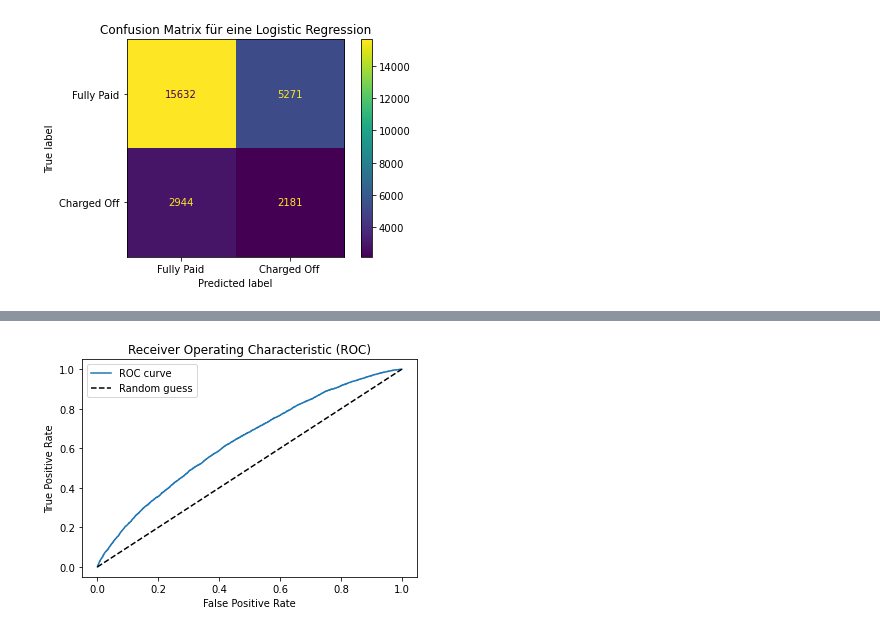
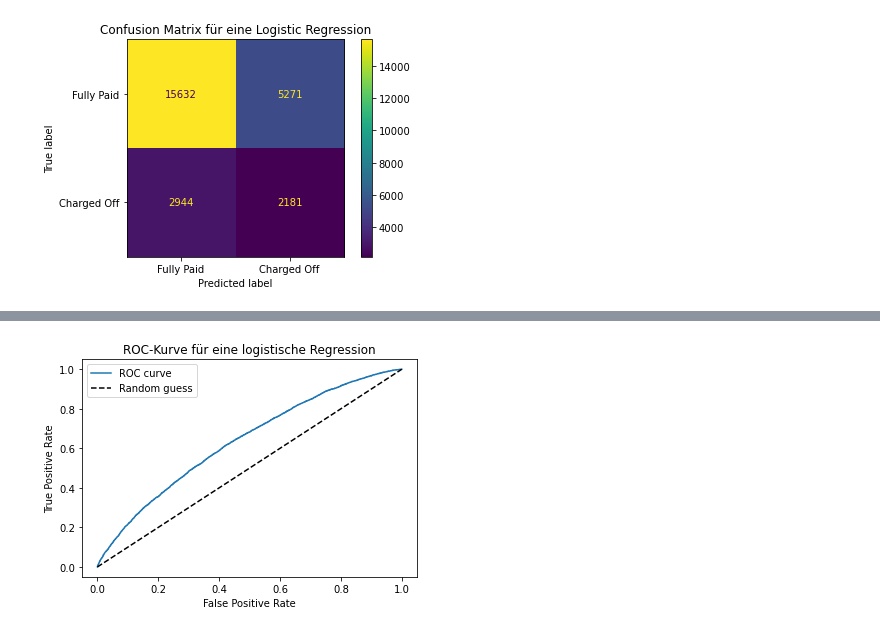
Before and after one commit to digro99/Masterarbeit_Dilara, a Jupyter notebook: Logistic_Regression.ipynb, the cells around one changed output, grey strips where cells are left out. Cells and saved outputs as stored; diff of their text form; code cells hidden in the pictures.

```diff
--- a/Logistic_Regression.ipynb
+++ b/Logistic_Regression.ipynb
@@ -503,15 +514,13 @@ plt.title('Confusion Matrix für eine Logistic Regression') #Überschrift festle
 Text(0.5, 1.0, 'Confusion Matrix für eine Logistic Regression')
 [figure]
 # %%
-#ROC Kurve berechnen und plotten
-
-#VOrhersagewahrscheinlichkeiten werden extrahiert
+#ROC-Kurve erstellen
+#Modellhervorsagen berechnen
 y_scores = model5.predict_proba(X_test_resampled)[:, 1]
 
-#false-positive-rate und true-positive-rate und Grenze werden berechnet
+#false positive und true positive rate berechnen
 fpr, tpr, thresholds = roc_curve(y_test, y_scores)
 
-#area under the curve wird berechnet
 auc5 = roc_auc_score(y_test, y_scores)
 
 #Ergebnisse zum Dataframe hinzufügen
@@ -524,7 +533,7 @@ plt.plot(fpr, tpr, label='ROC curve')
 plt.plot([0, 1], [0, 1], 'k--', label='Random guess')
 plt.xlabel('False Positive Rate')
 plt.ylabel('True Positive Rate')
-plt.title('ROC für eine Logisitsche Regression')
+plt.title('ROC-Kurve für eine logistische Regression')
 plt.legend()
 #plt.savefig('/home/RDC/petukhia.hub/H:/petukhia.hub/Masterarbeit_Dilara/ROC_LR.jpg')
 plt.show()
@@ -533,4 +542,4 @@ AUC:  0.6357609539067213
-[figure, old version]
+[figure, new version]
 # %%
 # Numerische Spalten auf 5 Nachkommastellen begrenzen
 numerical_cols = ergebnisse.select_dtypes(include=['float64']).columns
```
Also changed, not shown: parts of 24 cells of this notebook.
